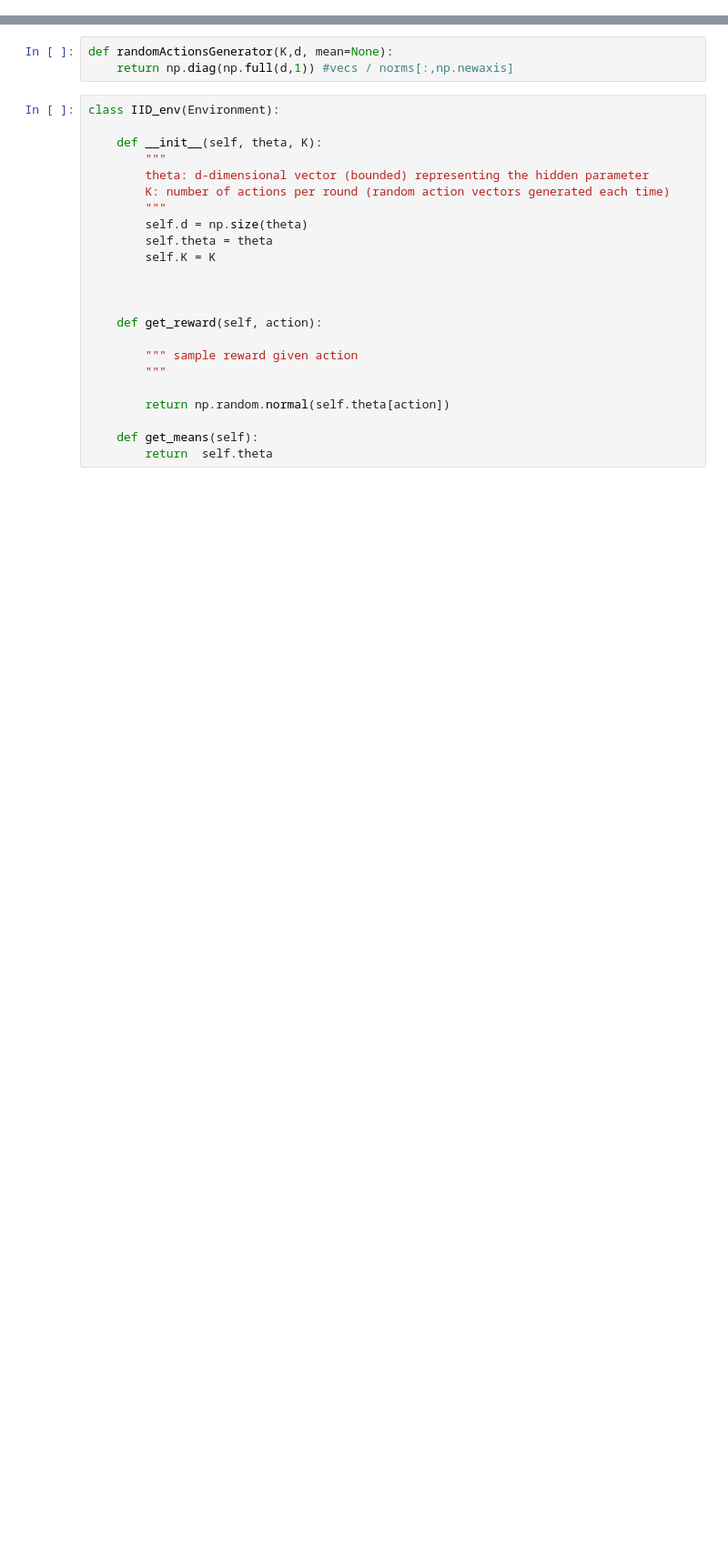
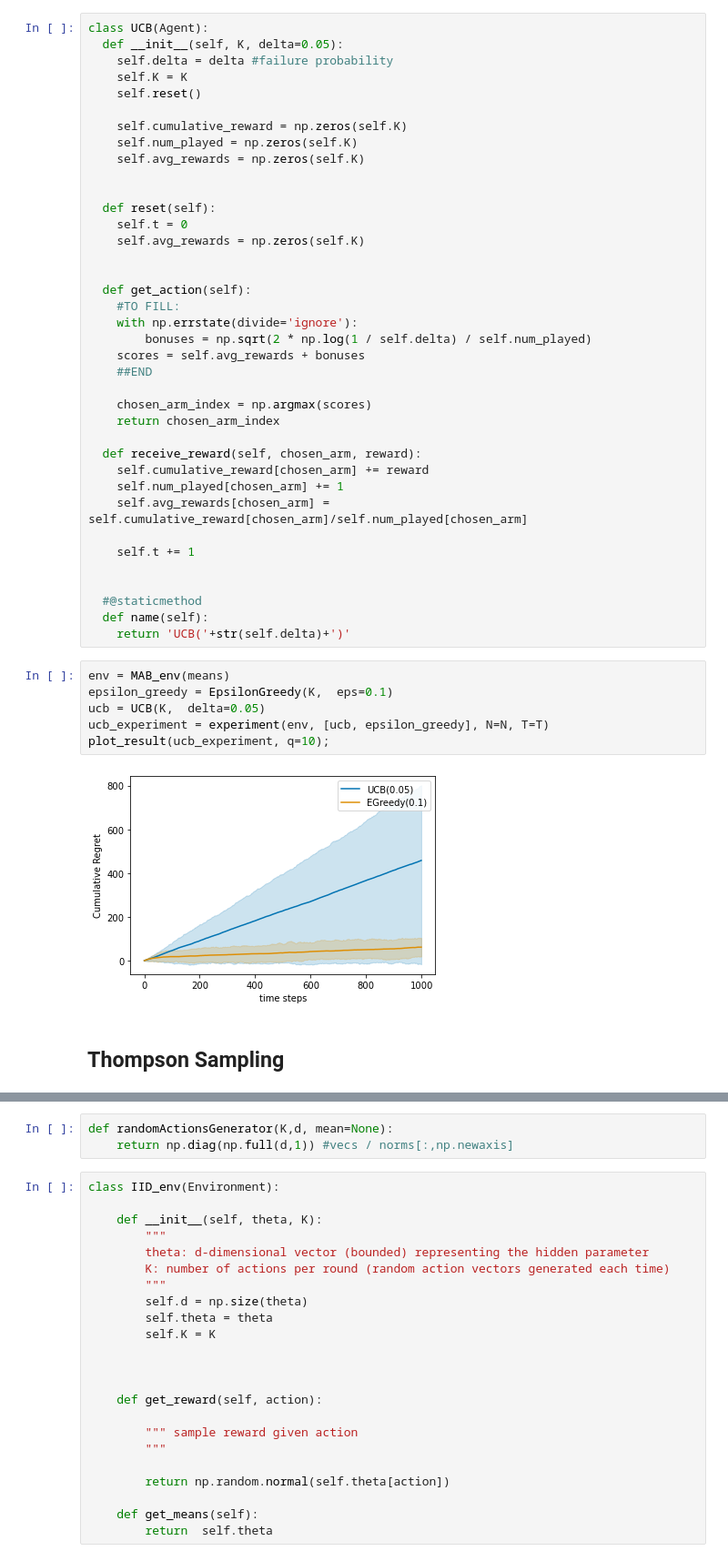
Before and after one commit to rlsummerschool/practical-sessions, a Jupyter notebook: notebooks/bandits_practice.ipynb, the cells around one changed output, grey strips where cells are left out. Shown at 91% size. Drawn from its saved outputs; the diff is of its cells as text; blank space fills up the shorter version.

```diff
--- a/notebooks/bandits_practice.ipynb
+++ b/notebooks/bandits_practice.ipynb
@@ -58,0 +138,48 @@ def experiment(environment, agents, Nmc, T):
+# %%
+class UCB(Agent):
+  def __init__(self, K, delta=0.05):
+    self.delta = delta #failure probability
+    self.K = K
+    self.reset()
+
+    self.cumulative_reward = np.zeros(self.K)
+    self.num_played = np.zeros(self.K)
+    self.avg_rewards = np.zeros(self.K)
+
+
+  def reset(self):
+    self.t = 0
+    self.avg_rewards = np.zeros(self.K)
+
+
+  def get_action(self):
+    #TO FILL:
+    with np.errstate(divide='ignore'):
+        bonuses = np.sqrt(2 * np.log(1 / self.delta) / self.num_played)
+    scores = self.avg_rewards + bonuses
+    ##END
+
+    chosen_arm_index = np.argmax(scores)
+    return chosen_arm_index
+
+  def receive_reward(self, chosen_arm, reward):
+    self.cumulative_reward[chosen_arm] += reward
+    self.num_played[chosen_arm] += 1
+    self.avg_rewards[chosen_arm] = self.cumulative_reward[chosen_arm]/self.num_played[chosen_arm]
+
+    self.t += 1
+
+
+  #@staticmethod
+  def name(self):
+    return 'UCB('+str(self.delta)+')'
+# %%
+env = MAB_env(means)
+epsilon_greedy = EpsilonGreedy(K,  eps=0.1)
+ucb = UCB(K,  delta=0.05)
+ucb_experiment = experiment(env, [ucb, epsilon_greedy], N=N, T=T)
+plot_result(ucb_experiment, q=10);
+# %% [output]
+[figure, added]
+# %% [markdown]
+## Thompson Sampling
```
Also changed, not shown: parts of 18 cells of this notebook, 2 other files.
